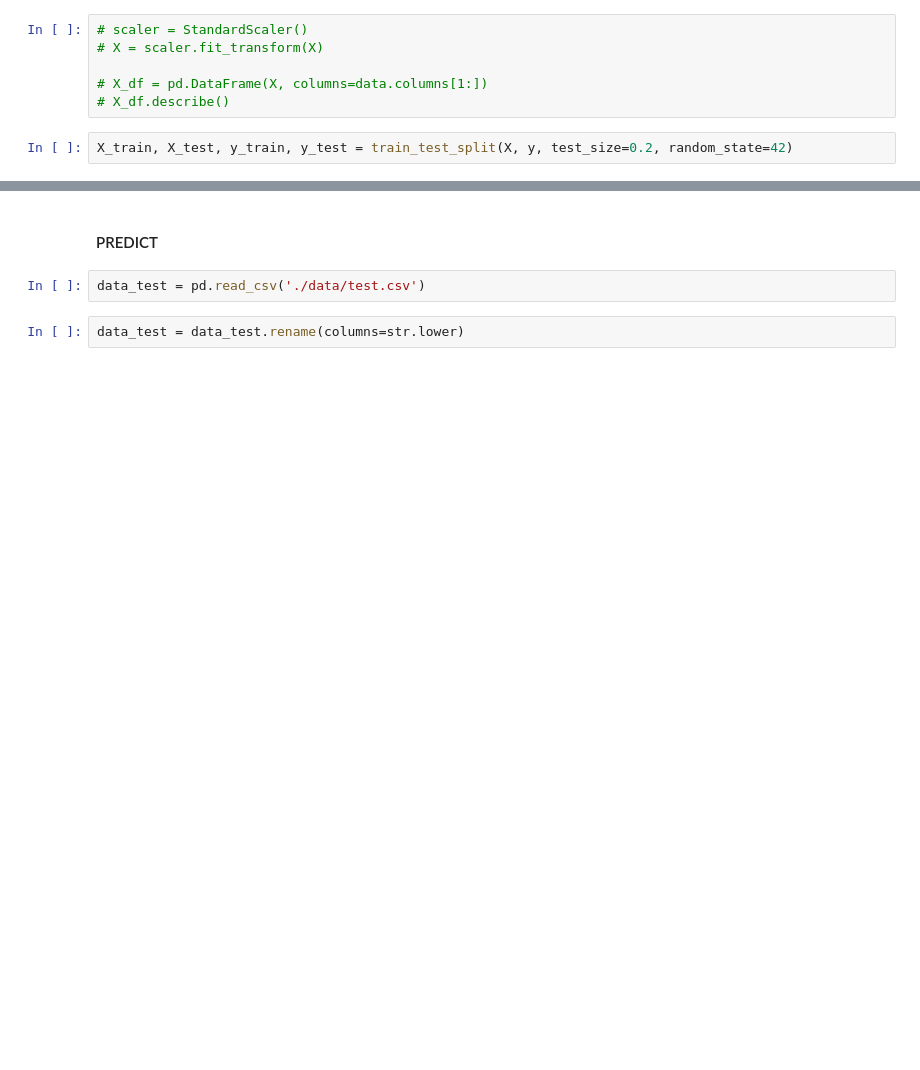
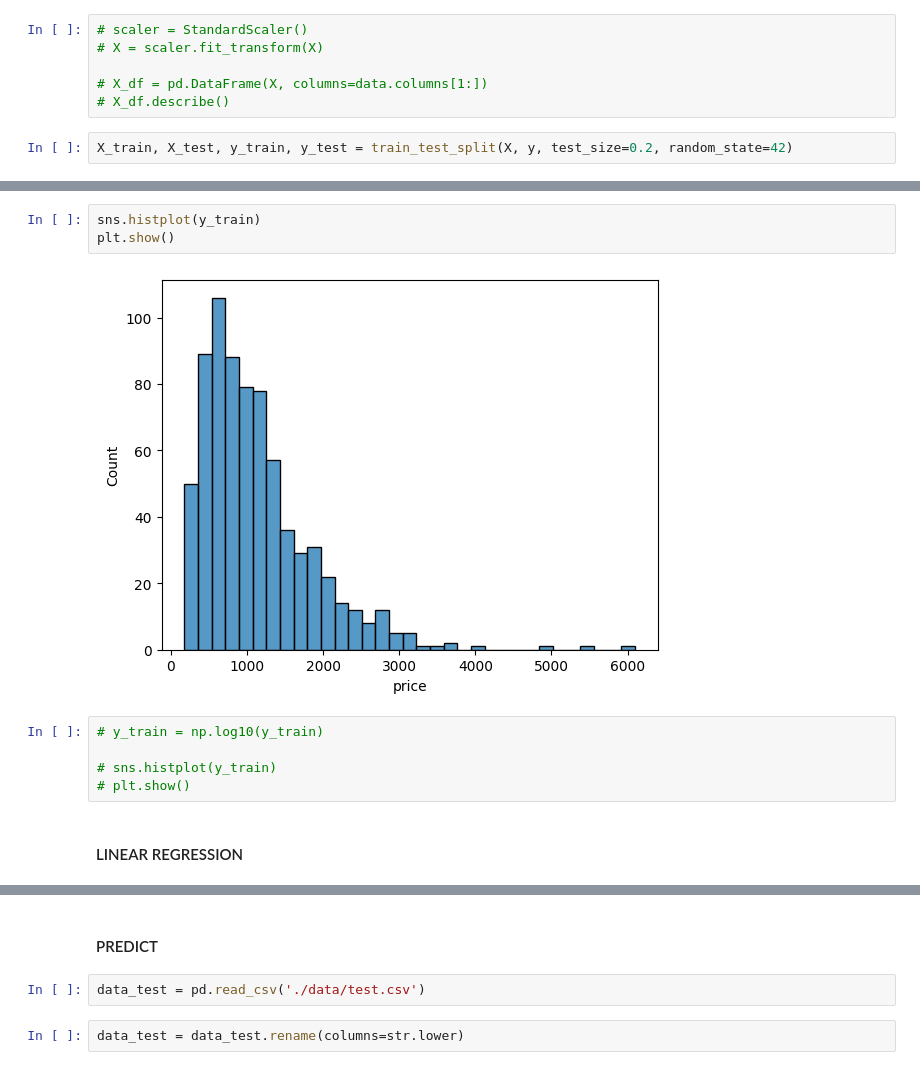
Before and after one commit to diegogerwig/Kaggle, a Jupyter notebook: TheBridge/laptops_market/laptops_market.ipynb, the cells around one changed output, grey strips where cells are left out. Cells and saved outputs as stored; diff of their text form; blank space fills up the shorter version.

```diff
--- a/TheBridge/laptops_market/laptops_market.ipynb
+++ b/TheBridge/laptops_market/laptops_market.ipynb
@@ -609,3 +607,15 @@ X_test: (183, 50)
 y_train: (729,)
 y_test: (183,)
+# %%
+sns.histplot(y_train)
+plt.show()
+# %% [output]
+[figure, added]
+# %%
+# y_train = np.log10(y_train)
+
+# sns.histplot(y_train)
+# plt.show()
+# %% [markdown]
+#### LINEAR REGRESSION
 # %%
```
Also changed, not shown: parts of 56 cells of this notebook, 23 other files.
